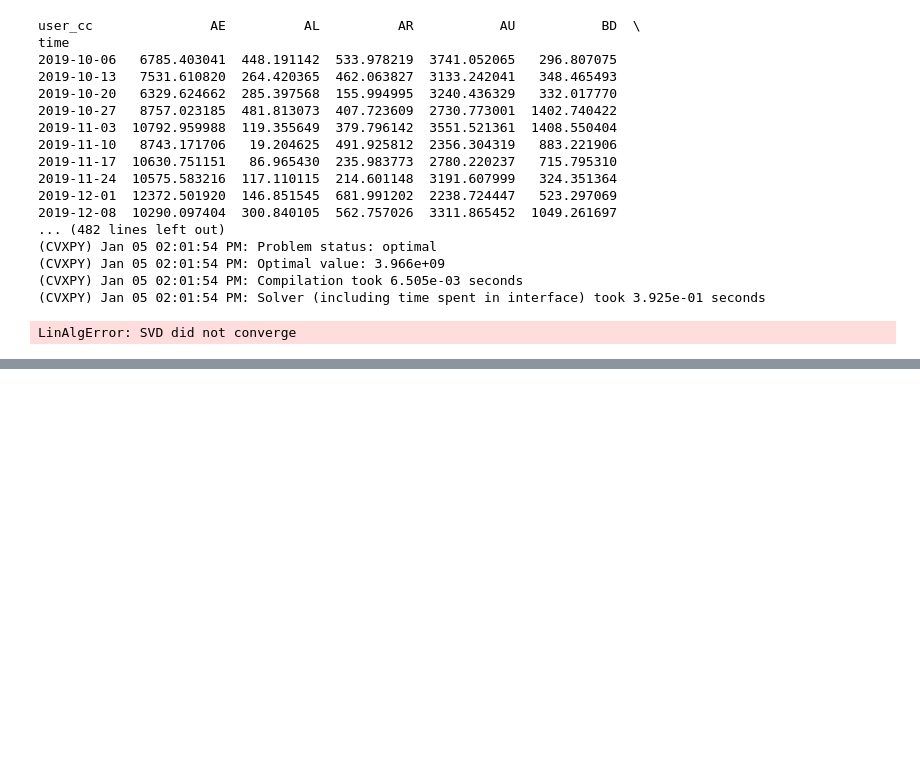
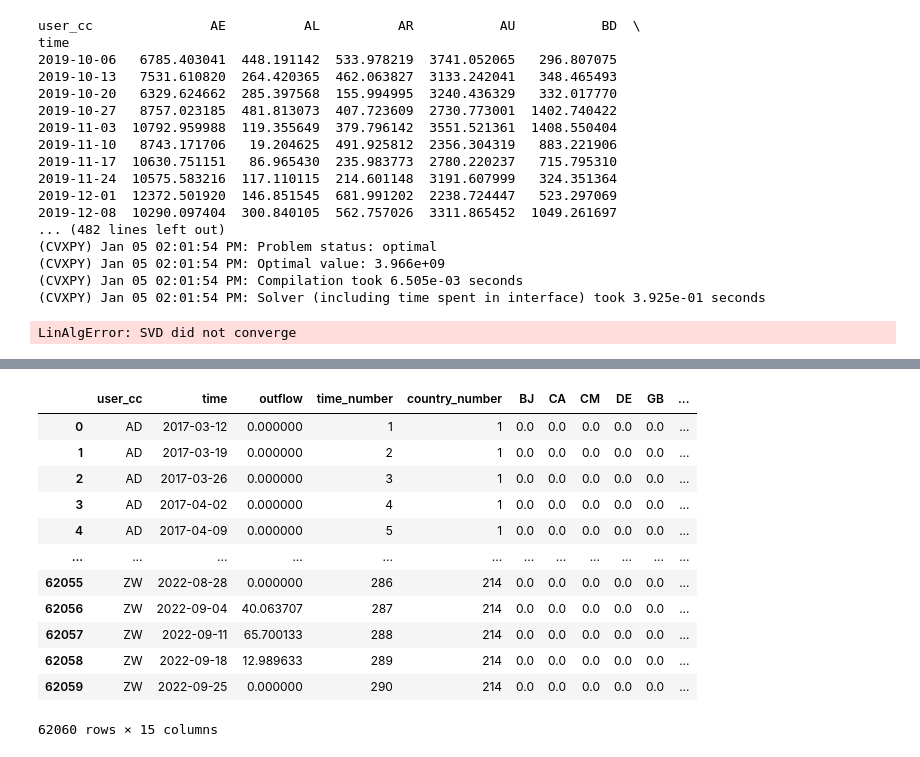
Before and after one commit to austinkennedy/crypto, a Jupyter notebook: code/sdid_python.ipynb, the cells around one changed output, grey strips where cells are left out. Drawn from its saved outputs; the diff is of its cells as text; code cells hidden in the pictures; blank space fills up the shorter version.

```diff
--- a/code/sdid_python.ipynb
+++ b/code/sdid_python.ipynb
@@ -763,0 +868,16 @@ LinAlgError: SVD did not converge
+# %%
+data_sdid
+# %% [output]
+|  | user_cc | time | outflow | time_number | country_number | BJ | CA | CM | DE | GB | ... |
+| 0 | AD | 2017-03-12 | 0.000000 | 1 | 1 | 0.0 | 0.0 | 0.0 | 0.0 | 0.0 | ... |
+| 1 | AD | 2017-03-19 | 0.000000 | 2 | 1 | 0.0 | 0.0 | 0.0 | 0.0 | 0.0 | ... |
+| 2 | AD | 2017-03-26 | 0.000000 | 3 | 1 | 0.0 | 0.0 | 0.0 | 0.0 | 0.0 | ... |
+| 3 | AD | 2017-04-02 | 0.000000 | 4 | 1 | 0.0 | 0.0 | 0.0 | 0.0 | 0.0 | ... |
+| 4 | AD | 2017-04-09 | 0.000000 | 5 | 1 | 0.0 | 0.0 | 0.0 | 0.0 | 0.0 | ... |
+| ... | ... | ... | ... | ... | ... | ... | ... | ... | ... | ... | ... |
+| 62055 | ZW | 2022-08-28 | 0.000000 | 286 | 214 | 0.0 | 0.0 | 0.0 | 0.0 | 0.0 | ... |
+| 62056 | ZW | 2022-09-04 | 40.063707 | 287 | 214 | 0.0 | 0.0 | 0.0 | 0.0 | 0.0 | ... |
+| 62057 | ZW | 2022-09-11 | 65.700133 | 288 | 214 | 0.0 | 0.0 | 0.0 | 0.0 | 0.0 | ... |
+| 62058 | ZW | 2022-09-18 | 12.989633 | 289 | 214 | 0.0 | 0.0 | 0.0 | 0.0 | 0.0 | ... |
+| 62059 | ZW | 2022-09-25 | 0.000000 | 290 | 214 | 0.0 | 0.0 | 0.0 | 0.0 | 0.0 | ... |
+62060 rows × 15 columns
```
Also changed, not shown: parts of 12 cells of this notebook, 1 other file.
